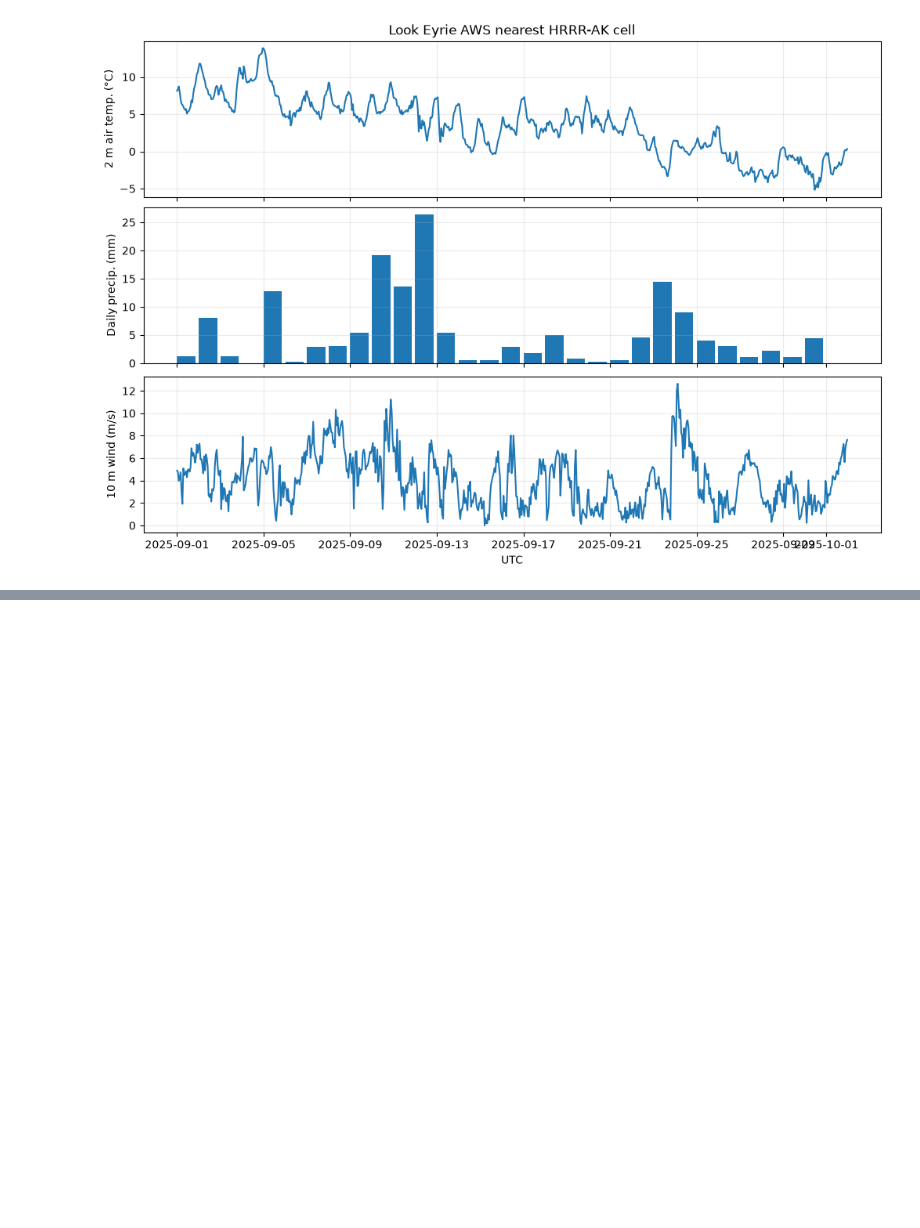
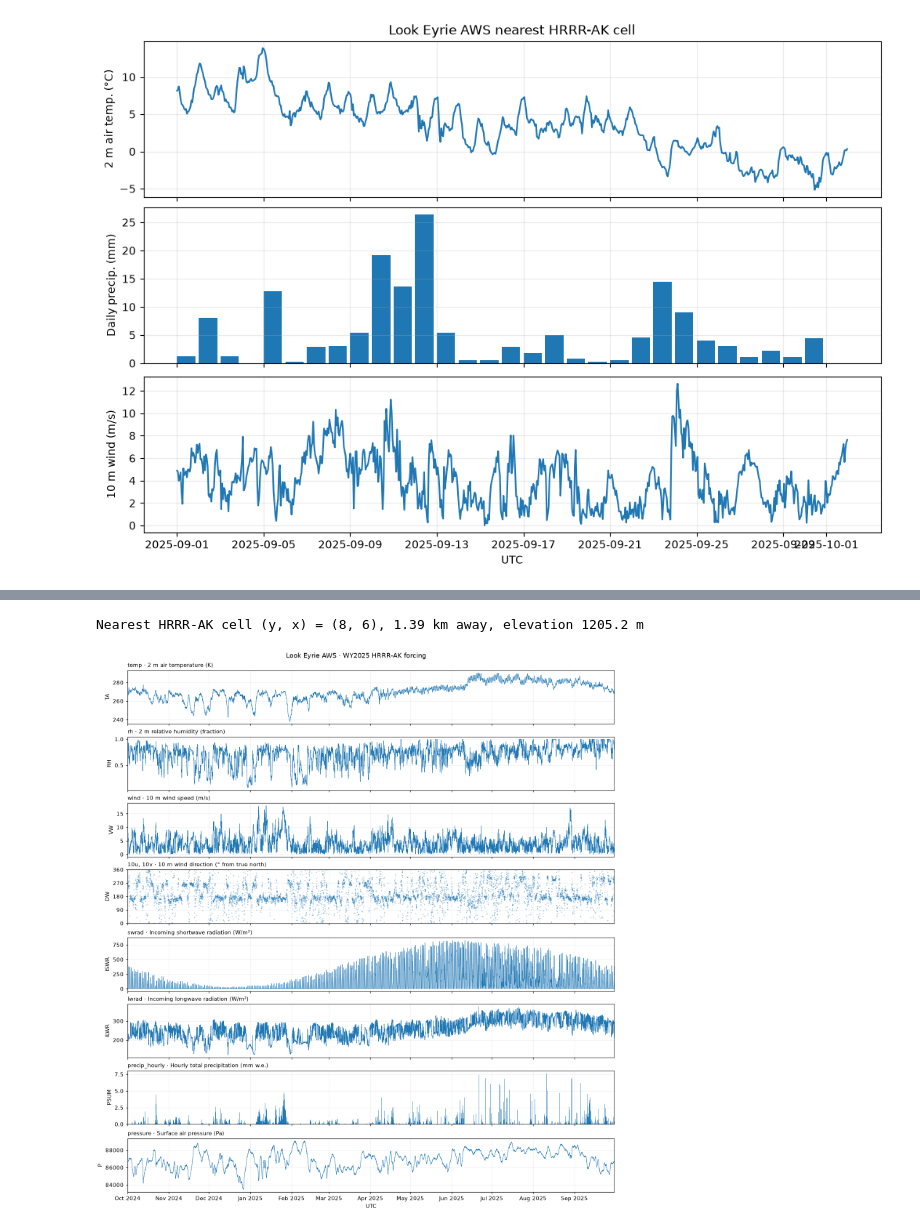
Before and after one commit to cassielumbrazo/canwell_glacier, a Jupyter notebook: notebooks/02_canwell_hrrrak_weather.ipynb, the cells around one changed output, grey strips where cells are left out. Cells and saved outputs as stored; diff of their text form; code cells hidden in the pictures; blank space fills up the shorter version.

Commit message:
Document and plot Canwell SNOWPACK forcing

```diff
--- a/notebooks/02_canwell_hrrrak_weather.ipynb
+++ b/notebooks/02_canwell_hrrrak_weather.ipynb
@@ -165,0 +170,49 @@ plt.show()
+# %%
+import sys
+import matplotlib.dates as mdates
+
+sys.path.insert(0, str(root / "scripts"))
+from create_snowpack_forcing import hrrr_forcing, station_location
+
+location = station_location(root / "data" / "look_eyrie")
+forcing = hrrr_forcing(path, location)
+hours = pd.date_range("2024-10-01", "2025-10-01", freq="h", tz="UTC", inclusive="left")
+wy2025 = forcing.reindex(hours)
+
+fields = {
+    "TA": ("temp", "2 m air temperature", "K"),
+    "RH": ("rh", "2 m relative humidity", "fraction"),
+    "VW": ("wind", "10 m wind speed", "m/s"),
+    "DW": ("10u, 10v", "10 m wind direction", "° from true north"),
+    "ISWR": ("swrad", "Incoming shortwave radiation", "W/m²"),
+    "ILWR": ("lwrad", "Incoming longwave radiation", "W/m²"),
+    "PSUM": ("precip_hourly", "Hourly total precipitation", "mm w.e."),
+    "P": ("pressure", "Surface air pressure", "Pa"),
+}
+
+fig_wy2025, forcing_axes = plt.subplots(
+    len(fields), 1, sharex=True, figsize=(13, 14), layout="constrained"
+)
+for ax, (field, (variable, description, unit)) in zip(forcing_axes, fields.items()):
+    values = wy2025[field]
+    if field == "DW":
+        ax.plot(values.index, values, ".", markersize=1, alpha=0.55)
+        ax.set(ylim=(0, 360), yticks=[0, 90, 180, 270, 360])
+    elif field == "PSUM":
+        precip = values[values > 0]
+        ax.vlines(precip.index, 0, precip, linewidth=0.6)
+        ax.set_ylim(bottom=0)
+    else:
+        ax.plot(values.index, values, linewidth=0.65)
+    ax.set_ylabel(field)
+    ax.set_title(f"{variable} · {description} ({unit})", loc="left", fontsize=10)
+    ax.grid(alpha=0.2)
+
+forcing_axes[-1].xaxis.set_major_locator(mdates.MonthLocator(tz="UTC"))
+forcing_axes[-1].xaxis.set_major_formatter(mdates.DateFormatter("%b %Y", tz="UTC"))
+forcing_axes[-1].set(xlim=(hours[0], hours[-1]), xlabel="UTC")
+fig_wy2025.suptitle("Look Eyrie AWS · WY2025 HRRR-AK forcing")
+plt.show()
+# %% [output]
+Nearest HRRR-AK cell (y, x) = (8, 6), 1.39 km away, elevation 1205.2 m
+[figure, added]
```
Also changed, not shown: parts of 1 cell of this notebook, 1 other file.
